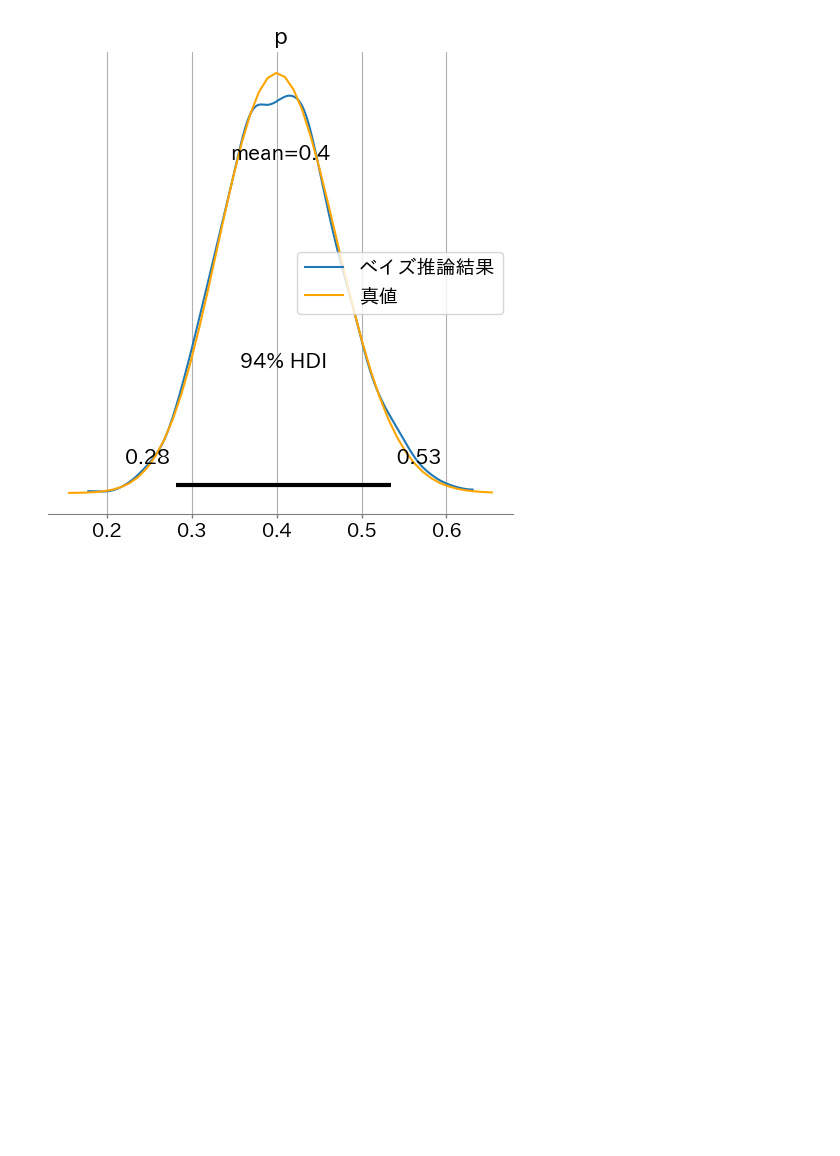
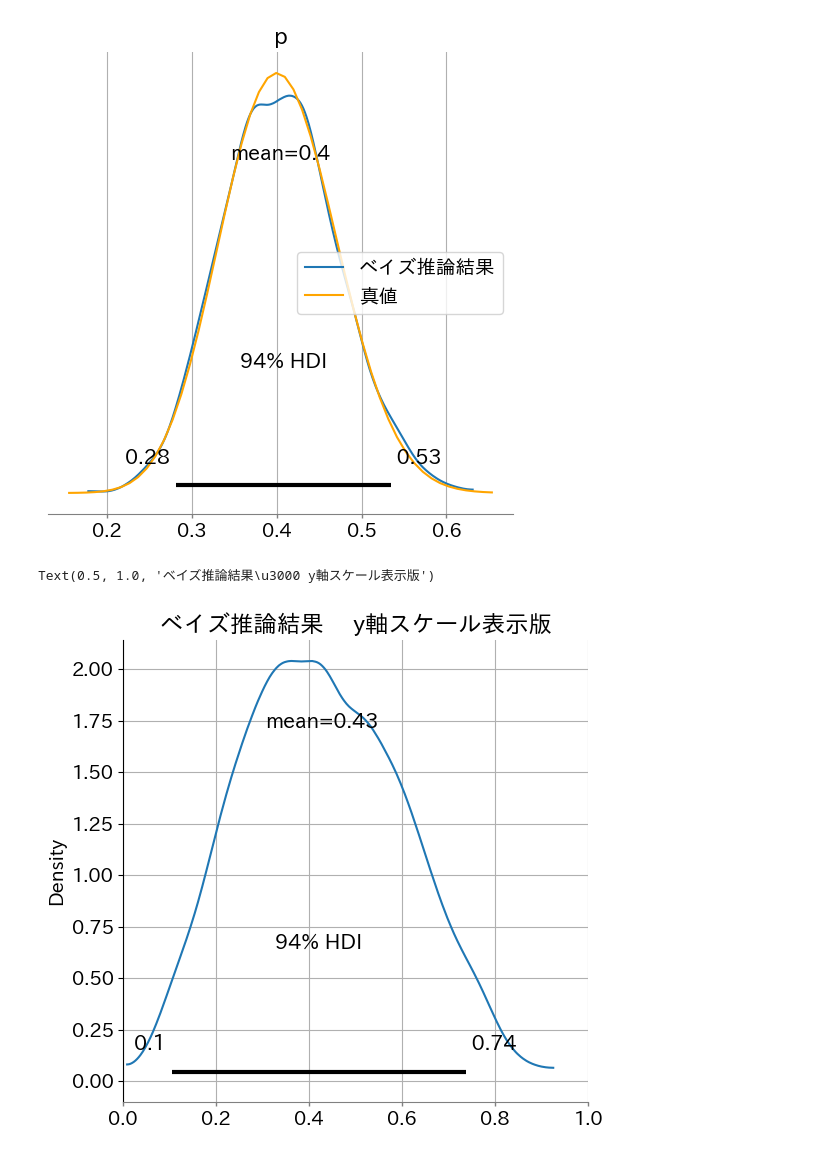
Before and after one commit to maton369/Bayesian_Inference_Practice, a Jupyter notebook: 4章_はじめてのベイズ推論実習.ipynb, the cells around one changed output. Cells and saved outputs as stored; diff of their text form; code cells hidden in the pictures; blank space fills up the shorter version.

Commit message:
feat: ArviZ

```diff
--- a/4章_はじめてのベイズ推論実習.ipynb
+++ b/4章_はじめてのベイズ推論実習.ipynb
@@ -1241,3 +1241,75 @@ ax.legend(loc="center right")
 # %% [output]
 <matplotlib.legend.Legend at 0x...>
 [figure]
+# %%
+# 図全体のサイズ設定
+# ------------------------------------------------------------
+# ここでは、事後分布 p | data の形だけでなく「密度値のスケール」も確認したい。
+# そのために、デフォルトより少し大きめの図 (6x6 inch) を指定して、
+# y軸の目盛やラベルが読み取りやすい可視化にしている。
+plt.rcParams["figure.figsize"] = (6, 6)
+
+# 事後分布の可視化
+# ------------------------------------------------------------
+# az.plot_posterior(idata1_2) は、PyMC の推論結果 idata1_2 に含まれる
+# 事後サンプル {p^(s)} から KDE による密度推定を行い、
+# p の事後分布の形 (density) を描画する。
+#
+# 理論的には、このカーブは「事後分布の確率密度関数 f(p | data)」に対応しており、
+# - どの p がどの程度ありそうか（尤度と事前の折り合い）
+# - どのあたりに質量が集中しているか（平均・モード付近）
+# を表している。
+ax = az.plot_posterior(idata1_2)
+
+# y軸の線の表示
+# ------------------------------------------------------------
+# ArviZ のデフォルトでは、スタイルによっては y軸の spine（軸の線）が
+# 非表示になっている場合がある。
+# ここでは「密度がどの高さまで上がっているか」を明確に読み取るために、
+# y軸の線を明示的に表示する。
+ax.spines["left"].set_visible(True)
+
+# y軸ラベル表示
+# ------------------------------------------------------------
+# y軸は「確率密度 (density)」を表している。
+# ベイズ推論では、事後分布は「確率密度関数」として解釈されるため、
+# 単に形を見るだけでなく、
+#   - 密度の絶対値（山の高さ）
+#   - 複数の事後分布どうしの比較（どちらがより尖っているか）
+# を定量的に議論するためにも、Density というラベルを付けておくと親切。
+ax.set_ylabel("Density")
+
+# y軸ティックの自動配置
+# ------------------------------------------------------------
+# matplotlib.ticker.AutoLocator を用いて、y軸の目盛り位置を自動決定する。
+# これにより、事後分布のスケール（最大値が 0.5 付近なのか 2.0 なのか など）が
+# 自然な間隔の目盛りとして表示される。
+#
+# 理論的には、密度の高さが高いほど「その近傍の p が事後的により尤もらしい」ことを示すので、
+# 目盛りが適切に振られていることは、分布形状の解釈に重要である。
+from matplotlib.ticker import AutoLocator
+
+ax.yaxis.set_major_locator(AutoLocator())
+
+# x軸の範囲指定
+# ------------------------------------------------------------
+# 成功確率 p は 0〜1 の範囲に定義されるパラメータであるため、
+# x軸を (0,1) に固定することで、
+# - 「事後分布がパラメータ空間のどこにどれだけ集中しているか」
+# - 「事前・事後の比較（どちらも 0〜1 の範囲）」
+# を直感的に理解しやすくしている。
+ax.set_xlim(0, 1)
+
+# タイトル設定
+# ------------------------------------------------------------
+# タイトル「ベイズ推論結果 y軸スケール表示版」は、
+# 以前の可視化に比べて「y軸のスケール（密度値）まできちんと表示している版」である
+# ことを強調している。
+#
+# これは、例えば同じモデルを別のデータでフィットしたとき、
+# 「どちらの事後分布がより尖っているか（不確実性が小さいか）」を
+# 密度の高さとして比較する場面で重要になる。
+ax.set_title("ベイズ推論結果　 y軸スケール表示版")
+# %% [output]
+Text(0.5, 1.0, 'ベイズ推論結果\u3000 y軸スケール表示版')
+[figure, added]
```
Also changed, not shown: parts of 1 cell of this notebook.
